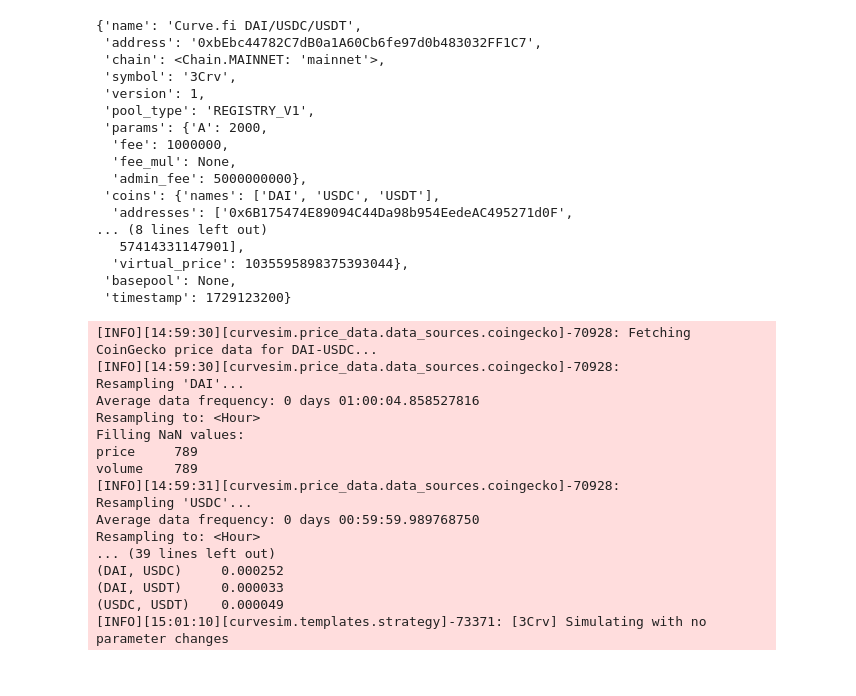
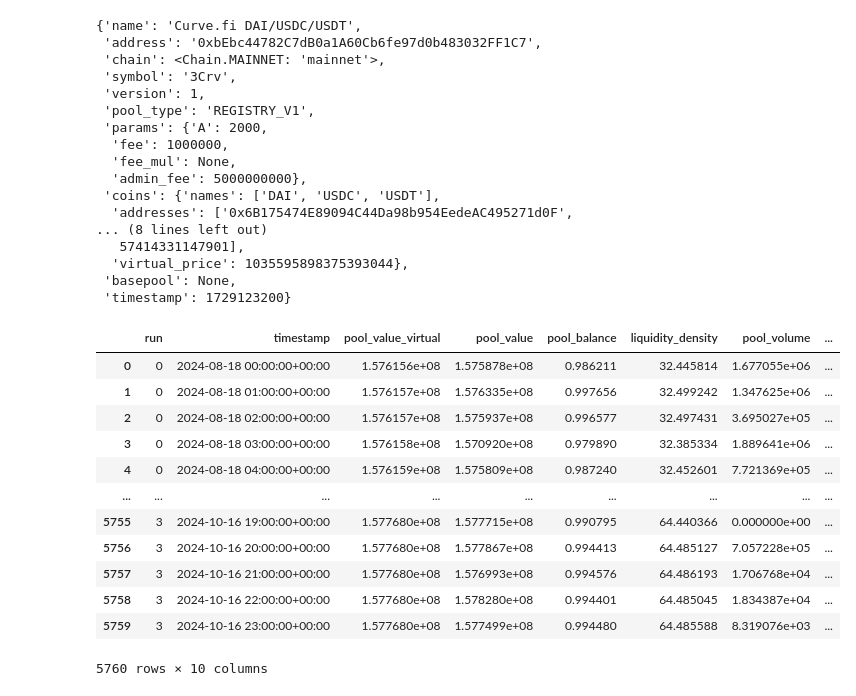
Before and after one commit to FrancescoMangia/curvesim, a Jupyter notebook: notebooks/sim_metrics_demo.ipynb, the cells around one changed output. Saved outputs shown, nothing was run; the diff lists cells and outputs as text; code cells hidden in the pictures.

```diff
--- a/notebooks/sim_metrics_demo.ipynb
+++ b/notebooks/sim_metrics_demo.ipynb
@@ -26,23 +26,26 @@ pool.metadata
  'basepool': None,
  'timestamp': 1729123200}
 # %%
-results = curvesim.autosim("0xbEbc44782C7dB0a1A60Cb6fe97d0b483032FF1C7",A=[100, 1000], fee=[3000000, 4000000])
+# A_params = [64, 90, 128, 181, 256, 362, 512, 724, 1024, 2048, 4096, 8192]
+# fee_params = [1000000, 2000000, 3000000, 4000000]
+A_params = [64,128]
+fee_params = [1000000, 2000000]
+
+results = curvesim.autosim("0xbEbc44782C7dB0a1A60Cb6fe97d0b483032FF1C7", A=A_params, fee=fee_params)
-# %% [output]
-[INFO][14:59:30][curvesim.price_data.data_sources.coingecko]-70928: Fetching CoinGecko price data for DAI-USDC...
-[INFO][14:59:30][curvesim.price_data.data_sources.coingecko]-70928:
-Resampling 'DAI'...
-Average data frequency: 0 days 01:00:04.858527816
-Resampling to: <Hour>
-Filling NaN values:
-price     789
-volume    789
-[INFO][14:59:31][curvesim.price_data.data_sources.coingecko]-70928:
-Resampling 'USDC'...
-Average data frequency: 0 days 00:59:59.989768750
-Resampling to: <Hour>
-... (39 lines left out)
-(DAI, USDC)     0.000252
-(DAI, USDT)     0.000033
-(USDC, USDT)    0.000049
-[INFO][15:01:10][curvesim.templates.strategy]-73371: [3Crv] Simulating with no parameter changes
+# %%
+results.data_per_trade
+# %% [output]
+|  | run | timestamp | pool_value_virtual | pool_value | pool_balance | liquidity_density | pool_volume | ... |
+| 0 | 0 | 2024-08-18 00:00:00+00:00 | 1.576156e+08 | 1.575878e+08 | 0.986211 | 32.445814 | 1.677055e+06 | ... |
+| 1 | 0 | 2024-08-18 01:00:00+00:00 | 1.576157e+08 | 1.576335e+08 | 0.997656 | 32.499242 | 1.347625e+06 | ... |
+| 2 | 0 | 2024-08-18 02:00:00+00:00 | 1.576157e+08 | 1.575937e+08 | 0.996577 | 32.497431 | 3.695027e+05 | ... |
+| 3 | 0 | 2024-08-18 03:00:00+00:00 | 1.576158e+08 | 1.570920e+08 | 0.979890 | 32.385334 | 1.889641e+06 | ... |
+| 4 | 0 | 2024-08-18 04:00:00+00:00 | 1.576159e+08 | 1.575809e+08 | 0.987240 | 32.452601 | 7.721369e+05 | ... |
+| ... | ... | ... | ... | ... | ... | ... | ... | ... |
+| 5755 | 3 | 2024-10-16 19:00:00+00:00 | 1.577680e+08 | 1.577715e+08 | 0.990795 | 64.440366 | 0.000000e+00 | ... |
+| 5756 | 3 | 2024-10-16 20:00:00+00:00 | 1.577680e+08 | 1.577867e+08 | 0.994413 | 64.485127 | 7.057228e+05 | ... |
+| 5757 | 3 | 2024-10-16 21:00:00+00:00 | 1.577680e+08 | 1.576993e+08 | 0.994576 | 64.486193 | 1.706768e+04 | ... |
+| 5758 | 3 | 2024-10-16 22:00:00+00:00 | 1.577680e+08 | 1.578280e+08 | 0.994401 | 64.485045 | 1.834387e+04 | ... |
+| 5759 | 3 | 2024-10-16 23:00:00+00:00 | 1.577680e+08 | 1.577499e+08 | 0.994480 | 64.485588 | 8.319076e+03 | ... |
+5760 rows × 10 columns
 # %%
```
Also changed, not shown: parts of 1 cell of this notebook.
